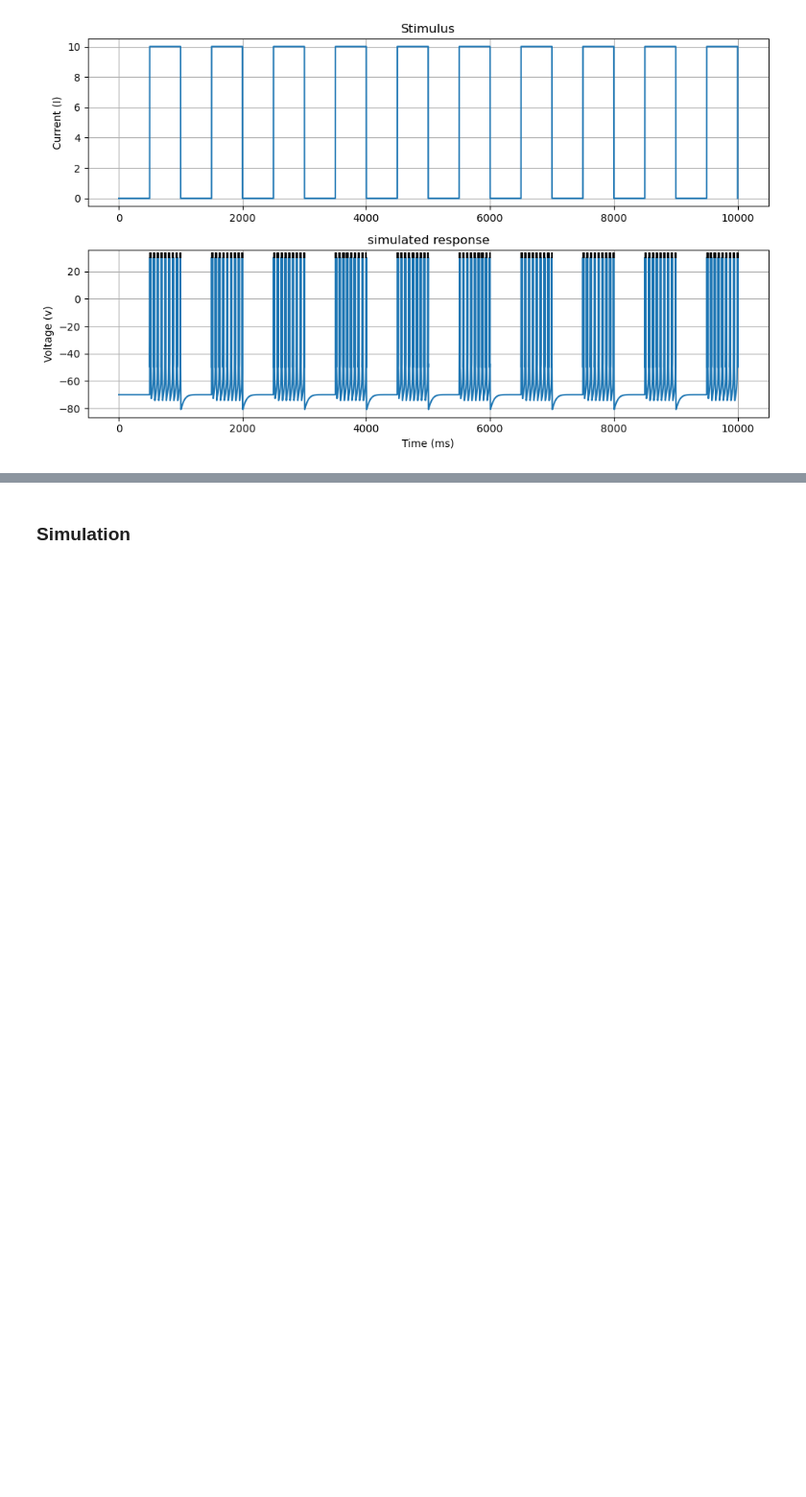
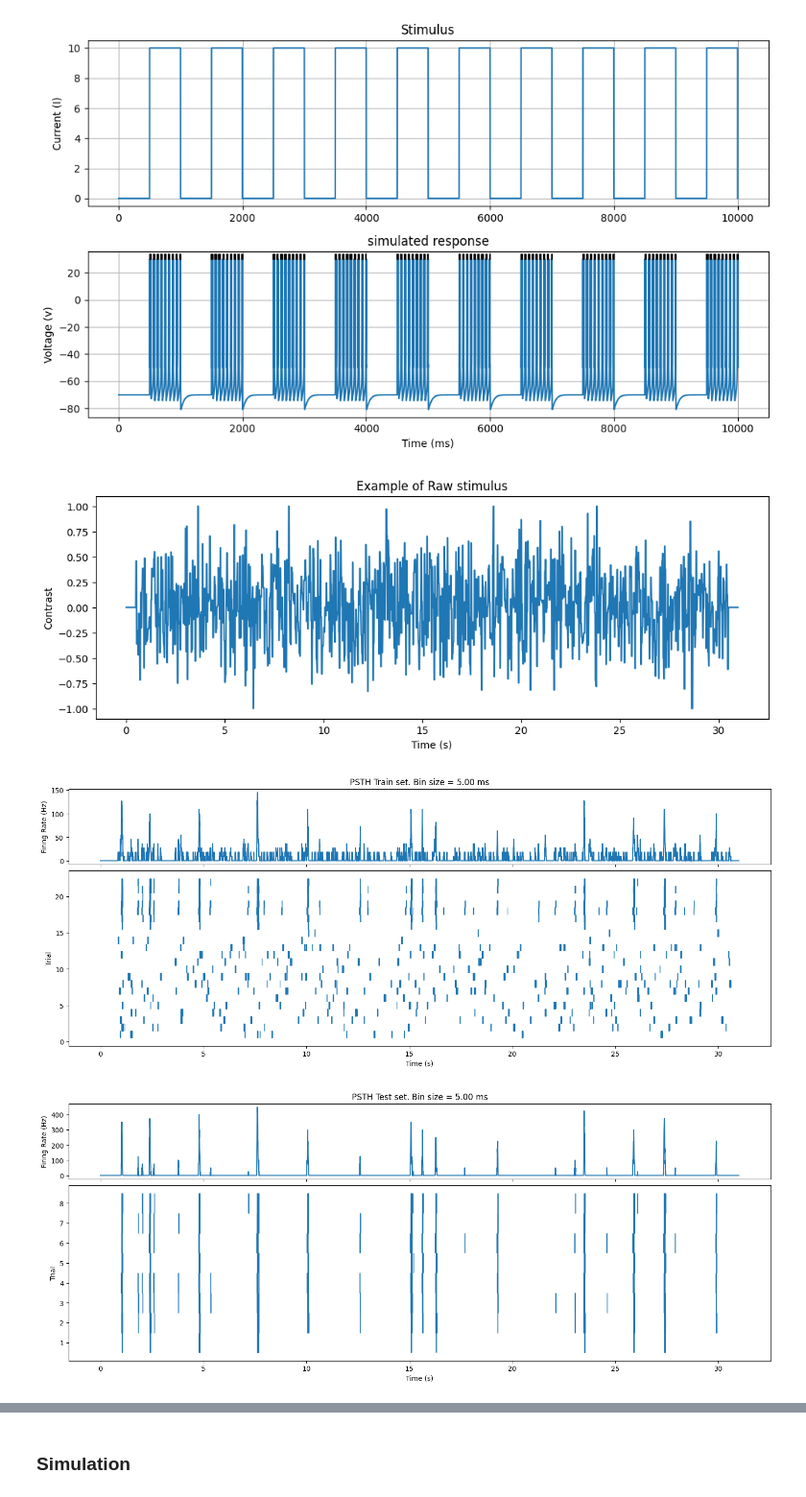
Before and after one commit to guardomayas/GLM_Adex, a Jupyter notebook: GLM_pulse_data.ipynb, the cells around one changed output, grey strips where cells are left out. Shown: that part at 96% size. Saved outputs shown, nothing was run; the diff lists cells and outputs as text; code cells hidden in the pictures; blank space fills up the shorter version.

```diff
--- a/GLM_pulse_data.ipynb
+++ b/GLM_pulse_data.ipynb
@@ -23,3 +21,32 @@ I, dt = generate_izhikevich_stim(celltype, T)
 v, u, spikes, cid = simulate_izhikevich(celltype, I, dt, jitter=1, plotFlag=True, saveFlag=False)
 # %% [output]
 [figure]
+# %%
+# ## load data
+filepath ='C:/Users/SchwartzLab/Documents/Schwartz_lab/Spike_Freq_Adapt/GLM_LN/data/'
+stim_train = np.load( filepath + 'GLM_stim_train_fd2.npy', allow_pickle=True)
+spike_times_train = np.load(filepath + 'GLM_spikes_train_fd2.npy',allow_pickle=True)
+stim_test = np.load(filepath + 'GLM_stim_test_fd2.npy', allow_pickle=True)
+spike_times_test = np.load(filepath +'GLM_spikes_test_fd2.npy',allow_pickle=True)
+#Some useful facts
+total_duration = 31 #seconds
+sample_rate = 10*1000
+frame_rate = 60 #Hz
+desired_bin_size = 5/1000 #bins with 5 ms resolution
+# desired_bin_size = 1/frame_rate
+time_points_sp = np.arange(0, 31, desired_bin_size)
+# %%
+import sys
+# Add the folder to sys.path
+sys.path.append('C:/Users/SchwartzLab/Documents/Schwartz_lab/Spike_Freq_Adapt/GLM_LN/')
+import LN_model_functions
+# Now you can import the module
+from LN_model_functions import *
+
+train_spikes = binned_spike_train(spike_times_train, total_duration, bin_size=desired_bin_size)
+test_spikes = binned_spike_train(spike_times_test, total_duration, bin_size=desired_bin_size)
+test_psth, train_psth, NL_psth = plot_spike_info(stim_train, desired_bin_size, nr_spikes=train_spikes, rs_spikes_NL=None, rs_spikes_test=test_spikes, frame_rate=frame_rate)
+# %% [output]
+[figure, added]
+[figure, added]
+[figure, added]
```
Also changed, not shown: parts of 16 cells of this notebook, 11 other files.
